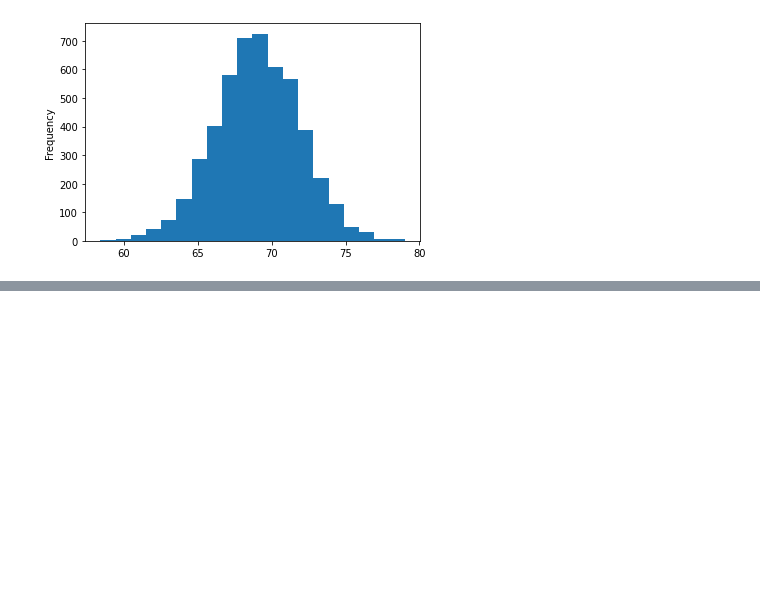
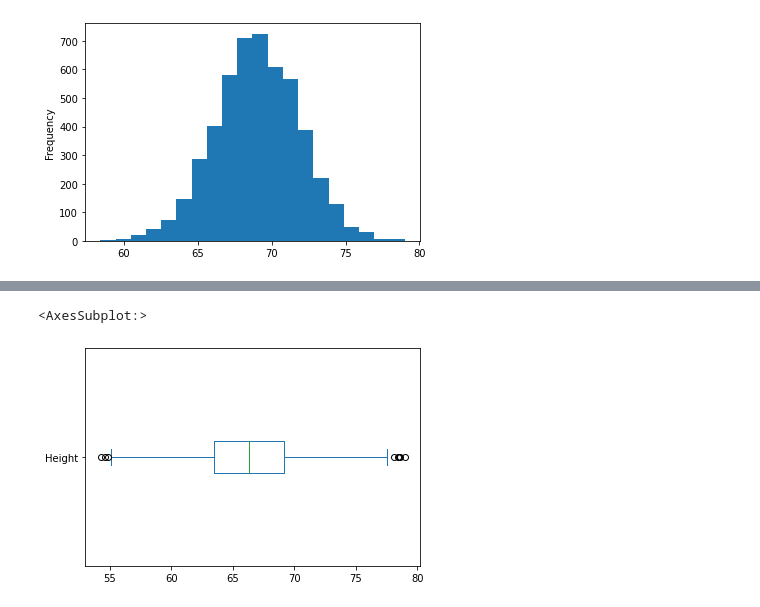
Before and after one commit to Harshhhh1701/Learning--Data-Science, a Jupyter notebook: py9.ipynb, the cells around one changed output, grey strips where cells are left out. Cells and saved outputs as stored; diff of their text form; code cells hidden in the pictures; blank space fills up the shorter version.

```diff
--- a/py9.ipynb
+++ b/py9.ipynb
@@ -38,0 +68,5 @@ data[data['Gender']=='Male']['Height'].plot.hist(bins=20 )
+# %%
+data['Height'].plot.box(vert=False)
+# %% [output]
+<AxesSubplot:>
+[figure, added]
```
Also changed, not shown: parts of 9 cells of this notebook.
